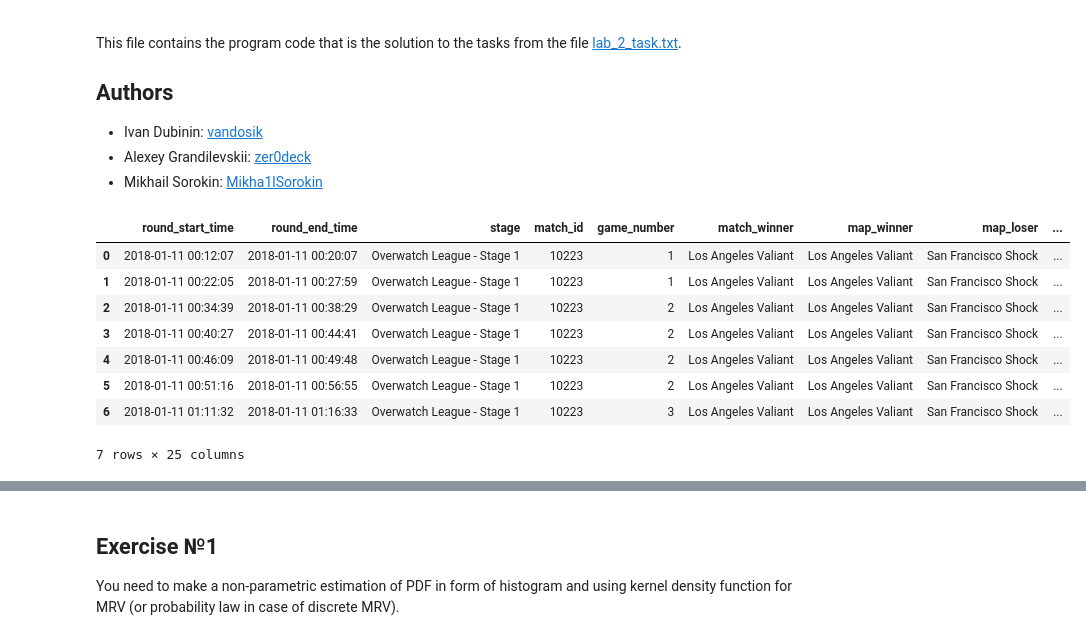
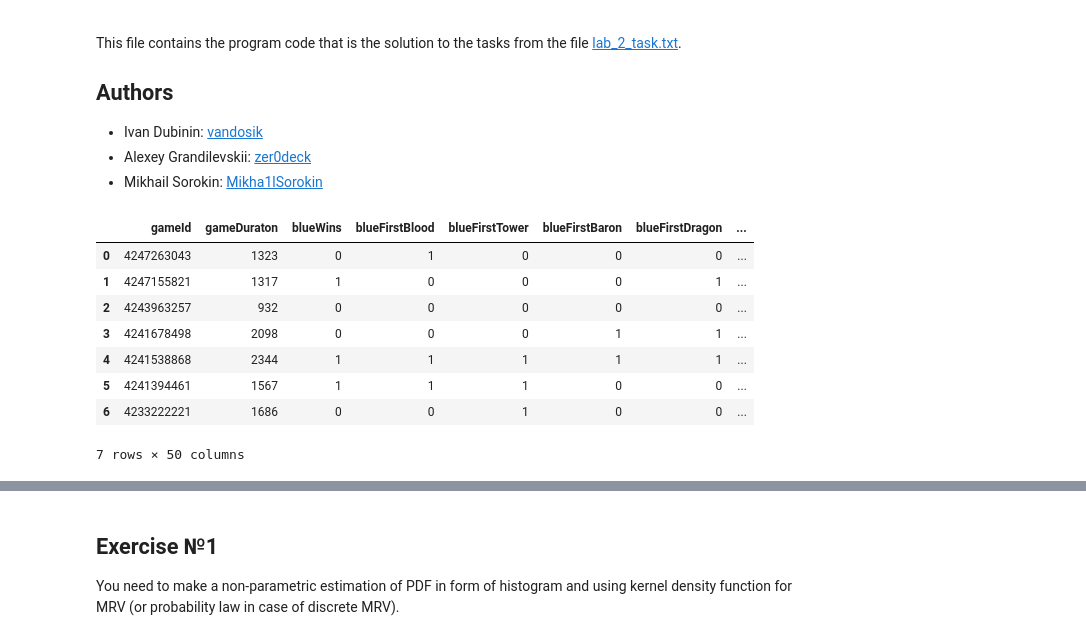
Before and after one commit to vandosik/M-M-MSA, a Jupyter notebook: Lab_2/lab_2.ipynb, the cells around one changed output, grey strips where cells are left out. Cells and saved outputs as stored; diff of their text form; code cells hidden in the pictures.

```diff
--- a/Lab_2/lab_2.ipynb
+++ b/Lab_2/lab_2.ipynb
@@ -20,18 +21,18 @@ from prettytable import PrettyTable
 from sklearn.metrics import mean_squared_error, r2_score
 # %%
 # Dataset initialization
-path_to_file = '../Datasets/match_map_stats.csv'
+path_to_file = '../Datasets/Challenger_Ranked_Games.csv'
 source_df = pd.read_csv(path_to_file, engine='python')
 # source_df.columns = ["V"+str(i) for i in range(1, len(source_df.columns)+1)]  # rename column names to be similar to R naming convention
 # source_df.V2 = source_df.V2.astype(str)
 source_df.head(7)
 # %% [output]
-|  | round_start_time | round_end_time | stage | match_id | game_number | match_winner | map_winner | map_loser | ... |
-| 0 | 2018-01-11 00:12:07 | 2018-01-11 00:20:07 | Overwatch League - Stage 1 | 10223 | 1 | Los Angeles Valiant | Los Angeles Valiant | San Francisco Shock | ... |
-| 1 | 2018-01-11 00:22:05 | 2018-01-11 00:27:59 | Overwatch League - Stage 1 | 10223 | 1 | Los Angeles Valiant | Los Angeles Valiant | San Francisco Shock | ... |
-| 2 | 2018-01-11 00:34:39 | 2018-01-11 00:38:29 | Overwatch League - Stage 1 | 10223 | 2 | Los Angeles Valiant | Los Angeles Valiant | San Francisco Shock | ... |
-| 3 | 2018-01-11 00:40:27 | 2018-01-11 00:44:41 | Overwatch League - Stage 1 | 10223 | 2 | Los Angeles Valiant | Los Angeles Valiant | San Francisco Shock | ... |
-| 4 | 2018-01-11 00:46:09 | 2018-01-11 00:49:48 | Overwatch League - Stage 1 | 10223 | 2 | Los Angeles Valiant | Los Angeles Valiant | San Francisco Shock | ... |
-| 5 | 2018-01-11 00:51:16 | 2018-01-11 00:56:55 | Overwatch League - Stage 1 | 10223 | 2 | Los Angeles Valiant | Los Angeles Valiant | San Francisco Shock | ... |
-| 6 | 2018-01-11 01:11:32 | 2018-01-11 01:16:33 | Overwatch League - Stage 1 | 10223 | 3 | Los Angeles Valiant | Los Angeles Valiant | San Francisco Shock | ... |
+|  | gameId | gameDuraton | blueWins | blueFirstBlood | blueFirstTower | blueFirstBaron | blueFirstDragon | ... |
+| 0 | 4247263043 | 1323 | 0 | 1 | 0 | 0 | 0 | ... |
+| 1 | 4247155821 | 1317 | 1 | 0 | 0 | 0 | 1 | ... |
+| 2 | 4243963257 | 932 | 0 | 0 | 0 | 0 | 0 | ... |
+| 3 | 4241678498 | 2098 | 0 | 0 | 0 | 1 | 1 | ... |
+| 4 | 4241538868 | 2344 | 1 | 1 | 1 | 1 | 1 | ... |
+| 5 | 4241394461 | 1567 | 1 | 1 | 1 | 0 | 0 | ... |
+| 6 | 4233222221 | 1686 | 0 | 0 | 1 | 0 | 0 | ... |
-7 rows × 25 columns
+7 rows × 50 columns
```
Also changed, not shown: parts of 16 cells of this notebook.
